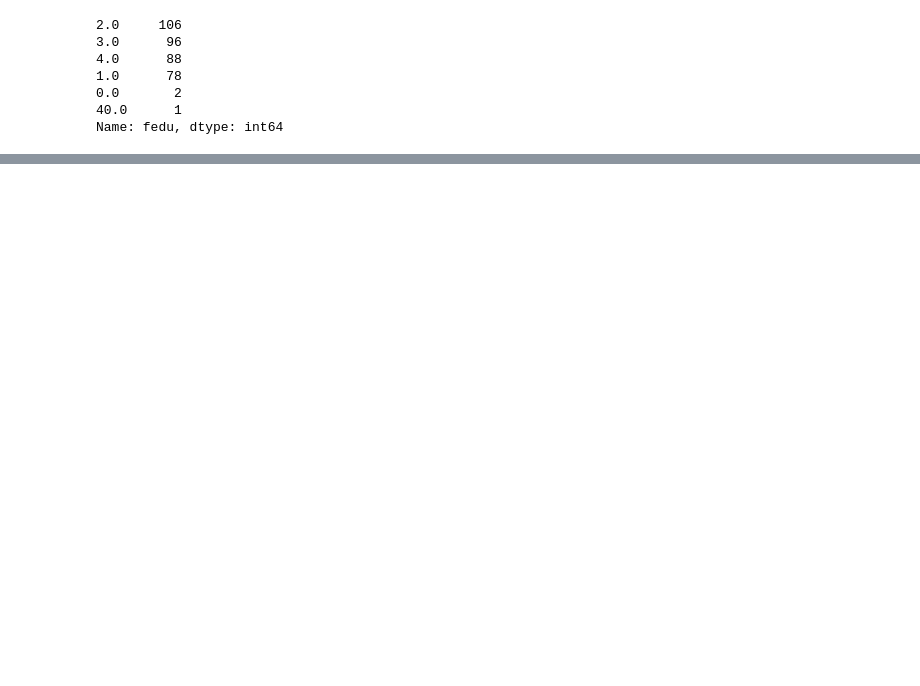
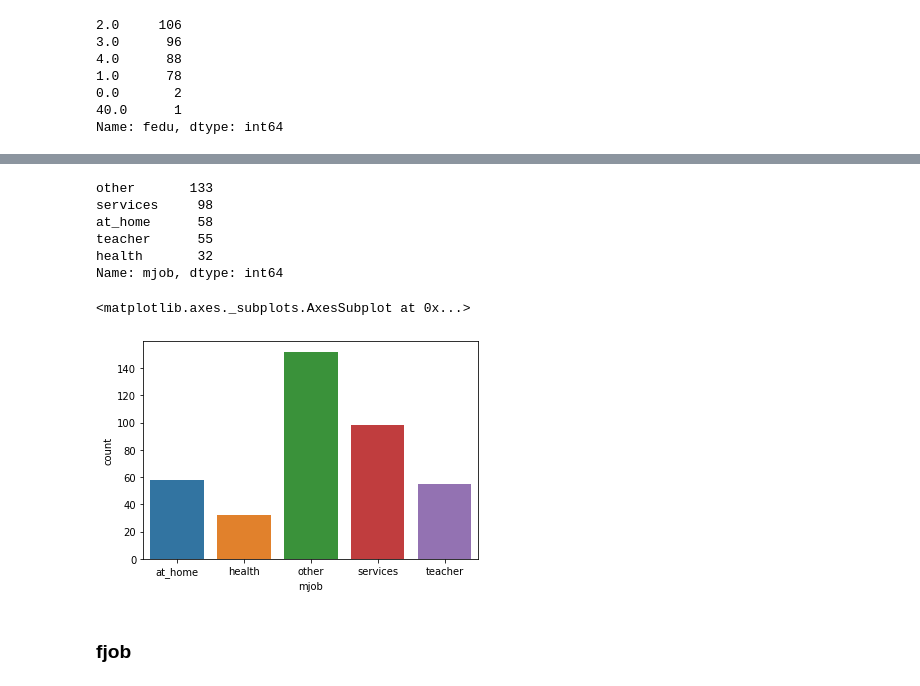
Before and after one commit to Golovolastik/skillfactory_rds, a Jupyter notebook: module_2/stud_math.ipynb, the cells around one changed output, grey strips where cells are left out. Drawn from its saved outputs; the diff is of its cells as text; code cells hidden in the pictures; blank space fills up the shorter version.

```diff
--- a/module_2/stud_math.ipynb
+++ b/module_2/stud_math.ipynb
@@ -293,2 +319,0 @@ df.fedu = df.fedu.apply(lambda x: None if pd.isnull(x) else None if x == 'NaN' e
-# %%
-df.fedu = df.fedu.astype(float)
@@ -334,0 +320,16 @@ df.loc[df.medu.isnull()]
+# %%
+def fedu_filling(row):
+    if pd.isnull(row['fedu']):
+        if row['medu'] == 4:
+            return 4
+        if row['medu'] == 3:
+            return 3
+        if row['medu'] == 2:
+            return 2
+        if row['medu'] < 2:
+            return 1
+        if row['medu'].isnull():
+            return row['fedu']
+    return row['fedu']
+# %%
+df.fedu = df.apply(fedu_filling, axis = 1)
@@ -334,0 +364,18 @@ df.loc[df.medu.isnull()]
+# %%
+df.mjob.value_counts()
+# %% [output]
+other       133
+services     98
+at_home      58
+teacher      55
+health       32
+Name: mjob, dtype: int64
+# %%
+df.mjob.fillna(df.mjob.value_counts().idxmax(), inplace = True)
+# %%
+sns.countplot(df.mjob)
+# %% [output]
+<matplotlib.axes._subplots.AxesSubplot at 0x...>
+[figure, added]
+# %% [markdown]
+### fjob
```
Also changed, not shown: parts of 127 cells of this notebook, 1 other file.
